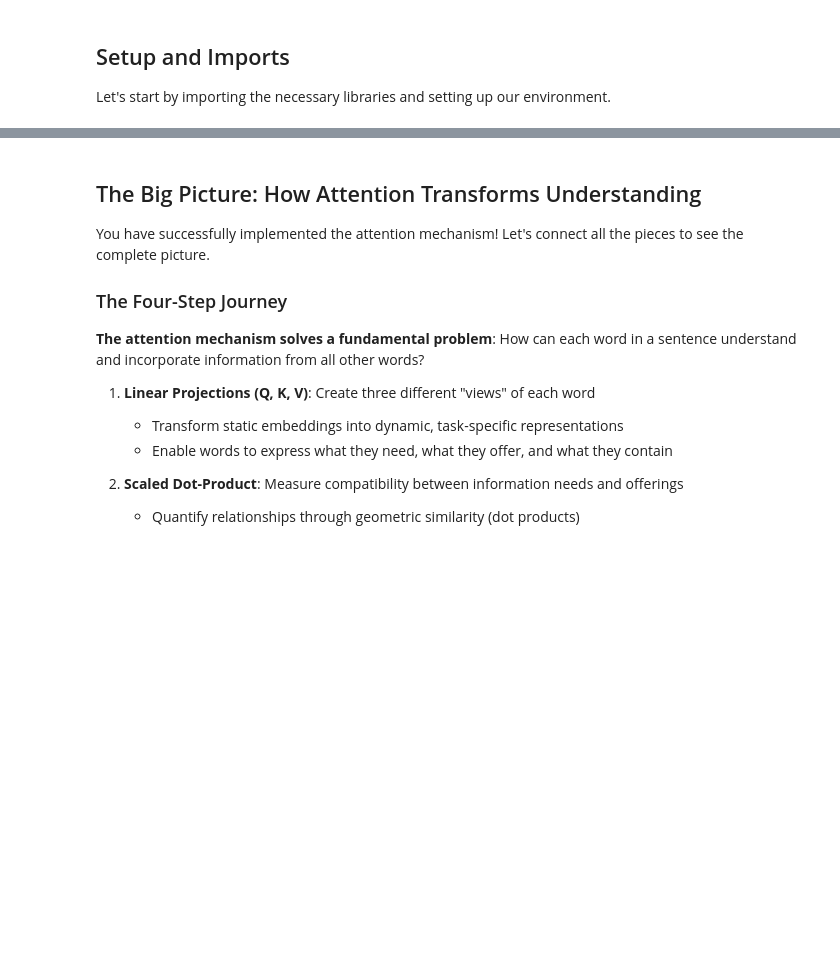
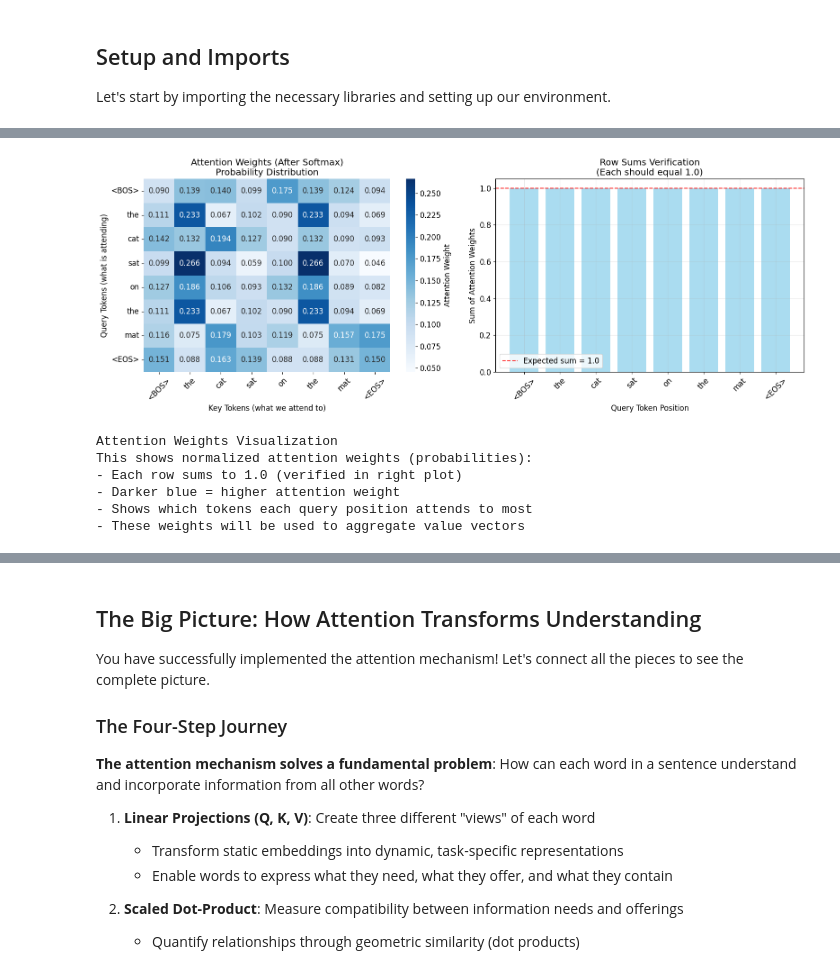
Before and after one commit to FelixSoderstrom/the-attention-mechanism, a Jupyter notebook: lesson.ipynb, the cells around one changed output, grey strips where cells are left out. Saved outputs shown, nothing was run; the diff lists cells and outputs as text; code cells hidden in the pictures; blank space fills up the shorter version.

```diff
--- a/lesson.ipynb
+++ b/lesson.ipynb
@@ -382,2 +417,13 @@ print("Successfully computed attention weights!")
+# %%
+# VISUALIZATION
+visualize_attention_weights(attention_weights, tokens)
+# %% [output]
+[figure, added]
+Attention Weights Visualization
+This shows normalized attention weights (probabilities):
+- Each row sums to 1.0 (verified in right plot)
+- Darker blue = higher attention weight
+- Shows which tokens each query position attends to most
+- These weights will be used to aggregate value vectors
 # %% [markdown]
 ---
```
Also changed, not shown: parts of 39 cells of this notebook, 1 other file.
